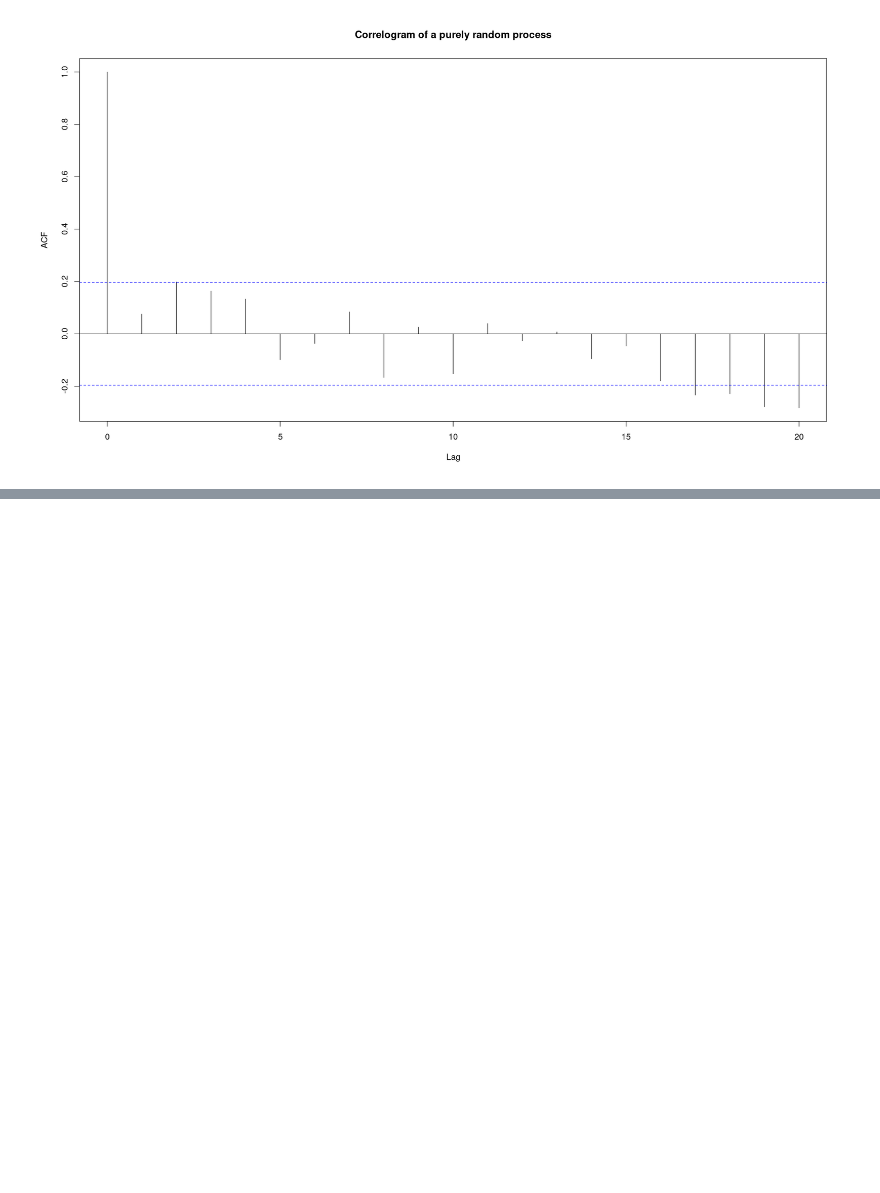
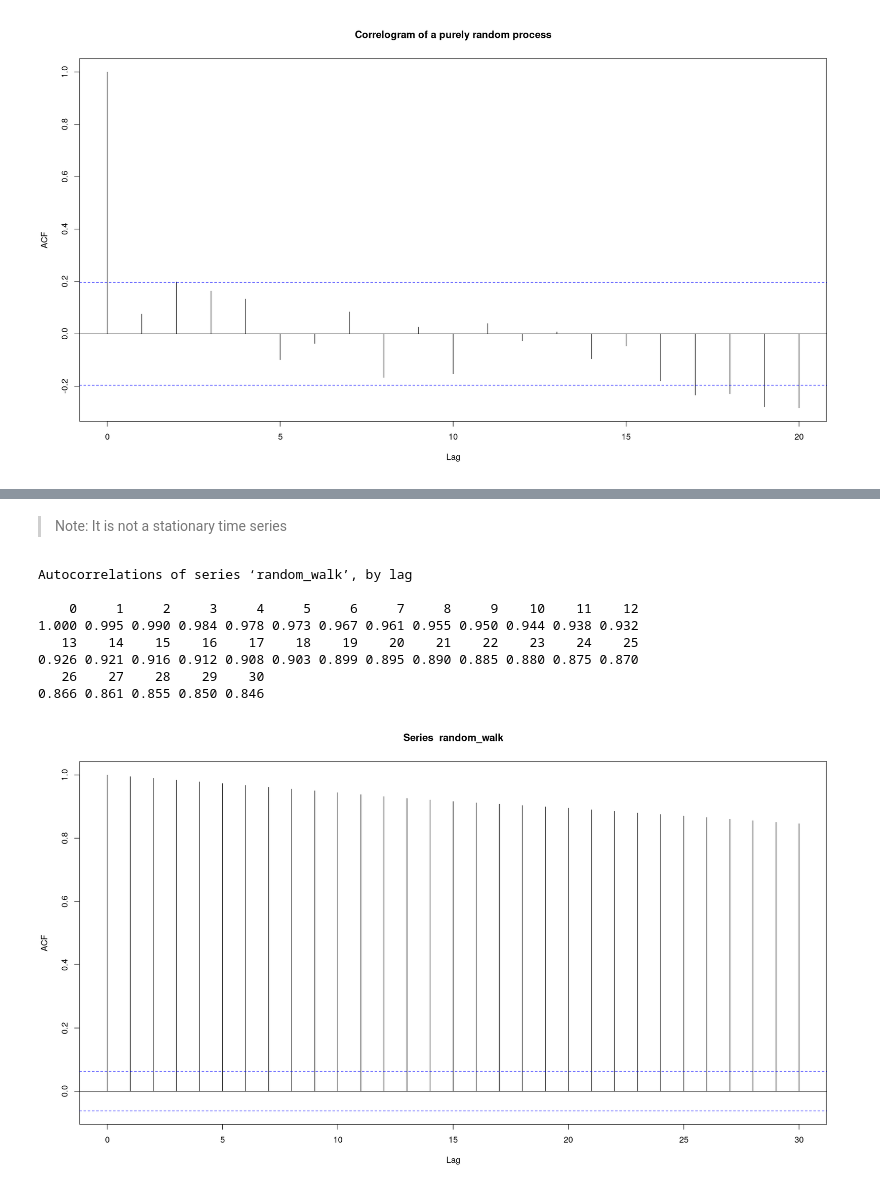
Before and after one commit to anilkunwar/coursera, a Jupyter notebook: SUNY_Practical_Time_Series_Analysis/Visualizing-Time-Series-and-Beginning-to Model-Time-Series.ipynb, the cells around one changed output, grey strips where cells are left out. Drawn from its saved outputs; the diff is of its cells as text; code cells hidden in the pictures; blank space fills up the shorter version.

```diff
--- a/SUNY_Practical_Time_Series_Analysis/Visualizing-Time-Series-and-Beginning-to Model-Time-Series.ipynb
+++ b/SUNY_Practical_Time_Series_Analysis/Visualizing-Time-Series-and-Beginning-to Model-Time-Series.ipynb
@@ -307,0 +350,14 @@ Autocorrelations of series ‘purely_random_process’, by lag
+# %% [markdown]
+> Note: It is not a stationary time series
+# %%
+(acf(random_walk))
+# %% [output]
+Autocorrelations of series ‘random_walk’, by lag
+
+    0     1     2     3     4     5     6     7     8     9    10    11    12
+1.000 0.995 0.990 0.984 0.978 0.973 0.967 0.961 0.955 0.950 0.944 0.938 0.932
+   13    14    15    16    17    18    19    20    21    22    23    24    25
+0.926 0.921 0.916 0.912 0.908 0.903 0.899 0.895 0.890 0.885 0.880 0.875 0.870
+   26    27    28    29    30
+0.866 0.861 0.855 0.850 0.846
+[figure, added]
```
Also changed, not shown: parts of 15 cells of this notebook, 1 other file.
